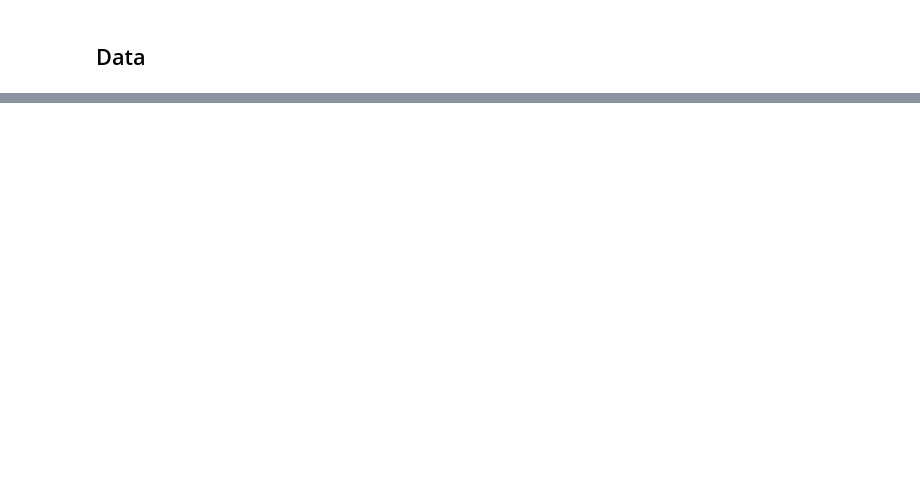
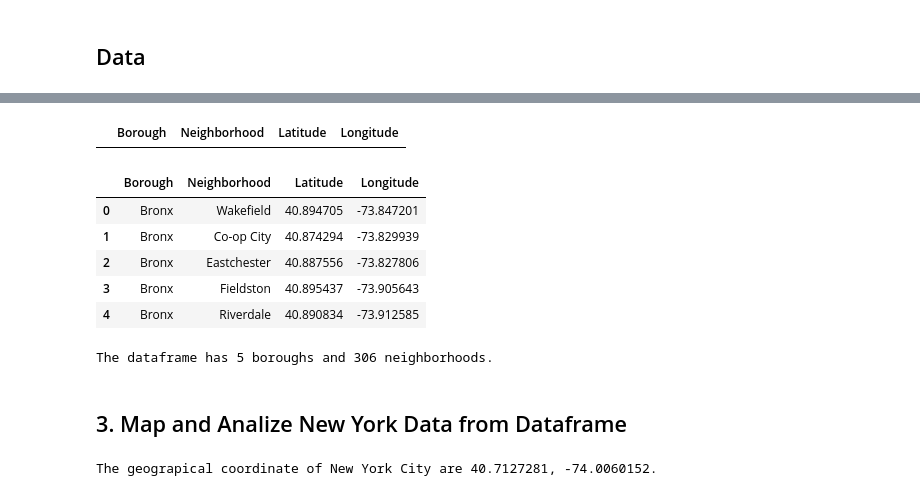
Before and after one commit to Jeff-Stod/Coursera_Capstone, a Jupyter notebook: Battle of the Neighborhoods.ipynb, the cells around one changed output, grey strips where cells are left out. Drawn from its saved outputs; the diff is of its cells as text; code cells hidden in the pictures; blank space fills up the shorter version.

```diff
--- a/Battle of the Neighborhoods.ipynb
+++ b/Battle of the Neighborhoods.ipynb
@@ -18,0 +72,4 @@ All data related to locations and quality of  coffee shops will be obtained via
+# %%
+with request.urlopen('https://cocl.us/new_york_dataset') as response:
+    source = response.read()
+    ny_data=json.loads(source)
@@ -18,0 +80,2 @@ All data related to locations and quality of  coffee shops will be obtained via
+# %%
+neighborhoods_data = ny_data['features']
@@ -18,0 +101,52 @@ All data related to locations and quality of  coffee shops will be obtained via
+# %%
+# define the dataframe columns
+column_names = ['Borough', 'Neighborhood', 'Latitude', 'Longitude']
+
+# instantiate the dataframe
+neighborhoods = pd.DataFrame(columns=column_names)
+# %%
+neighborhoods
+# %% [output]
+|  | Borough | Neighborhood | Latitude | Longitude |
+# %%
+for data in neighborhoods_data:
+    borough = neighborhood_name = data['properties']['borough']
+    neighborhood_name = data['properties']['name']
+
+    neighborhood_latlon = data['geometry']['coordinates']
+    neighborhood_lat = neighborhood_latlon[1]
+    neighborhood_lon = neighborhood_latlon[0]
+
+    neighborhoods = neighborhoods.append({'Borough': borough,
+                                          'Neighborhood': neighborhood_name,
+                                          'Latitude': neighborhood_lat,
+                                          'Longitude': neighborhood_lon}, ignore_index=True)
+# %%
+neighborhoods.head()
+# %% [output]
+|  | Borough | Neighborhood | Latitude | Longitude |
+| 0 | Bronx | Wakefield | 40.894705 | -73.847201 |
+| 1 | Bronx | Co-op City | 40.874294 | -73.829939 |
+| 2 | Bronx | Eastchester | 40.887556 | -73.827806 |
+| 3 | Bronx | Fieldston | 40.895437 | -73.905643 |
+| 4 | Bronx | Riverdale | 40.890834 | -73.912585 |
+# %%
+print('The dataframe has {} boroughs and {} neighborhoods.'.format(
+        len(neighborhoods['Borough'].unique()),
+        neighborhoods.shape[0]
+    )
+)
+# %% [output]
+The dataframe has 5 boroughs and 306 neighborhoods.
+# %% [markdown]
+## 3.  Map and Analize New York Data from Dataframe
+# %%
+address = 'New York City, NY'
+
+geolocator = Nominatim(user_agent="ny_explorer")
+location = geolocator.geocode(address)
+latitude = location.latitude
+longitude = location.longitude
+print('The geograpical coordinate of New York City are {}, {}.'.format(latitude, longitude))
+# %% [output]
+The geograpical coordinate of New York City are 40.7127281, -74.0060152.
```
Also changed, not shown: parts of 27 cells of this notebook.
